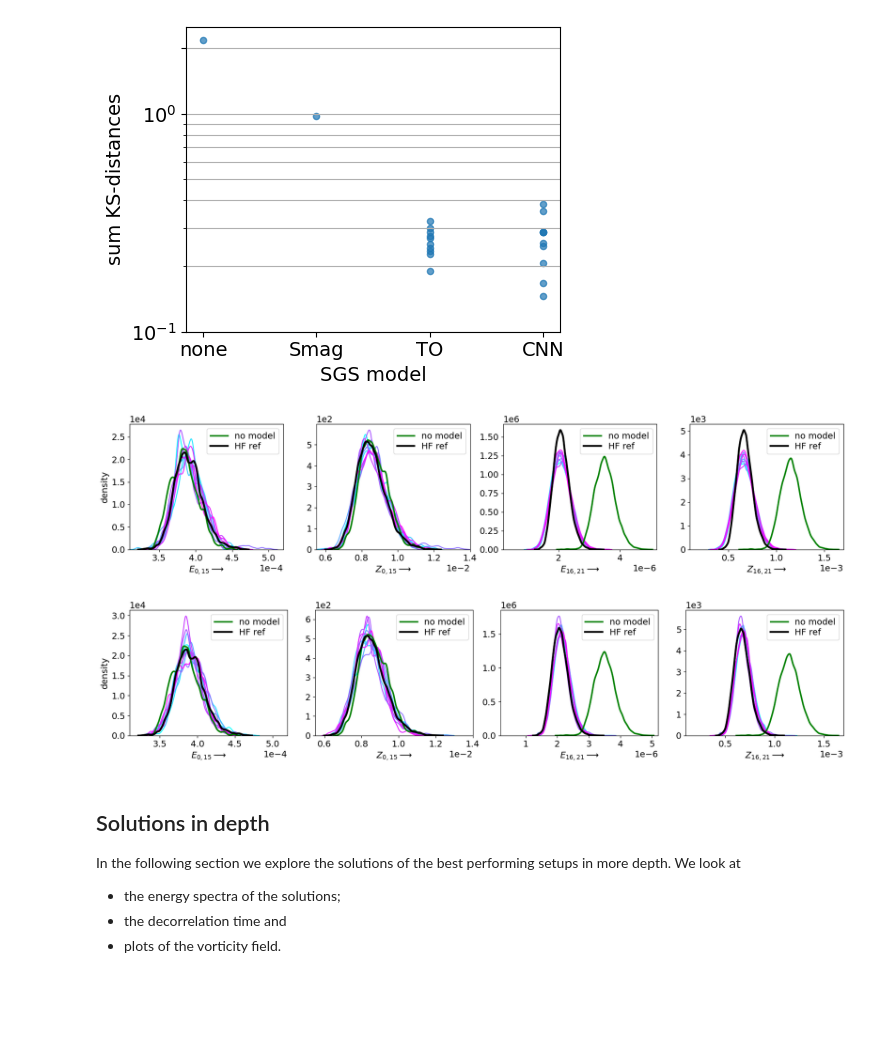
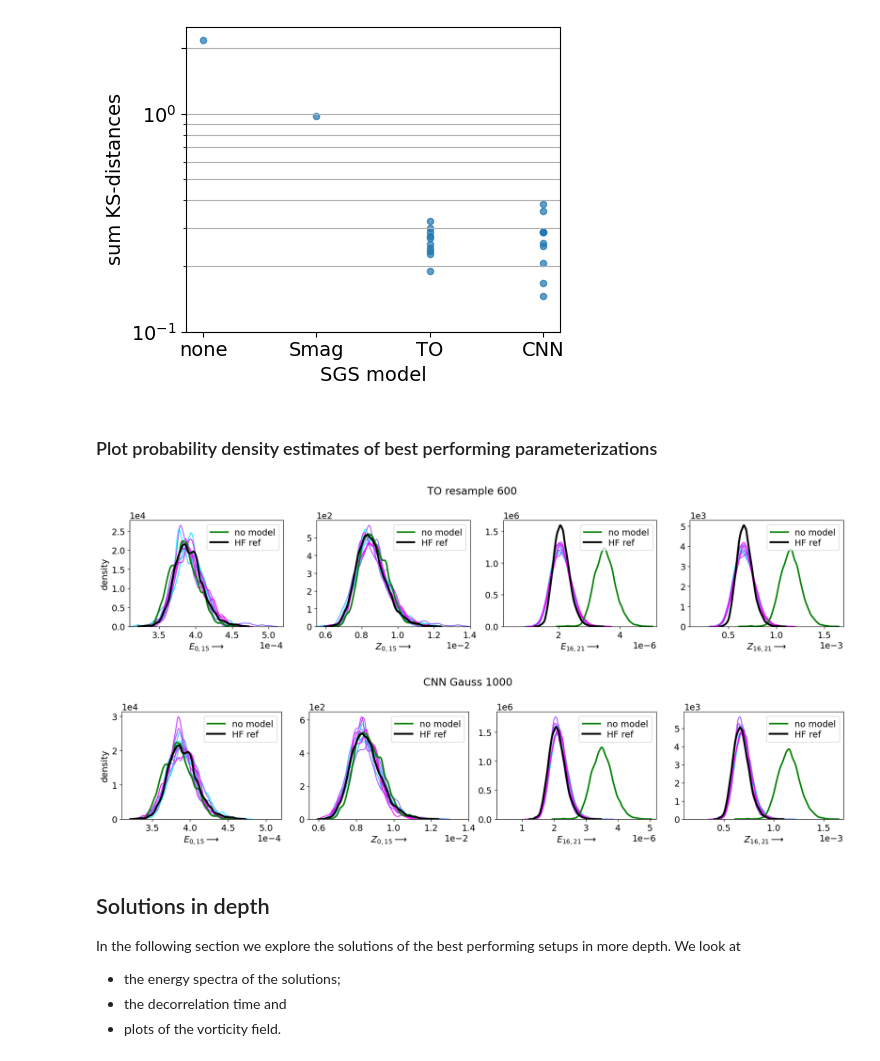
Before and after one commit to rik-stra/tau_orthogonal_method_for_2D_turbulence, a Jupyter notebook: run_experiment.ipynb, the cells around one changed output. Saved outputs shown, nothing was run; the diff lists cells and outputs as text; code cells hidden in the pictures; blank space fills up the shorter version.

```diff
--- a/run_experiment.ipynb
+++ b/run_experiment.ipynb
@@ -204,8 +234,7 @@ During this simulation the corrections ($\Delta Q$) made to the QoIs are saved.
 # %%
 if not SKIP_SOLVERS:
     os.system("python LF_simulation.py inputs/in_LF_track_ref.json")
-file_track = "./output/samples/LF_track_ref_rk4_t_4000.0.hdf5"
-#file_track = "output/samples/LF_track_ref_relax05_t_2600.0.hdf5"
+file_track = "./output/samples/LF_track_ref_rk4_t_500.0.hdf5"
 # %%
 # plot the 4 qoi in LF and HF sim
 with h5py.File(file_ref, "r") as f:
@@ -962,30 +955,2 @@ plt.savefig('figs/KS_online_smag.pdf', bbox_inches='tight')
 # %% [output]
 [figure]
-# %%
-titles = ['$E_{0,15} \longrightarrow$','$Z_{0,15} \longrightarrow$','$E_{16,21} \longrightarrow$','$Z_{16,21} \longrightarrow$']
-plt.rcParams.update({'font.size': 14})
-plt.rcParams["figure.figsize"] = (12,7)
-bw=1
-c_s = [0.01, 0.03, 0.1]
-n_runs=1
-
-for c in c_s:
-    ID = 'Cs_'+str(c)
-    file_name = './output/samples/gridsearch/'+ID+'_t_5000.0.hdf5'
-    with h5py.File(file_name) as file:
-        data = file["Q_LF"][:-1,:]
-    for i in [0,1,2,3]:
-        plt.subplot(2,2,i+1)
-        sns.kdeplot(data[:,i], label = "$C_s = "+str(c)+"$")
-
-with h5py.File("pre_computed_data/ref/HF_20000days_RK4.hdf5") as file_ref:
-    refdata = file_ref["Q_HF"][:-1,:]
-for i in [0,1,2,3]:
-    plt.subplot(2,2,i+1)
-    sns.kdeplot(refdata[:,i], color='black', linewidth=2, label="HF ref")
-    #plt.legend(labelspacing = 0.2)
-    plt.ticklabel_format(axis="both",style='sci',scilimits=(0,0),useMathText=False)
-    plt.xlabel(titles[i])
-    plt.legend()
-plt.tight_layout()
-#plt.savefig('../results_paper/smag_pdfs.pdf', bbox_inches='tight')
@@ -1050,5 +1006,7 @@ plt.savefig('figs/compare_sum_KS_CNN1000.pdf', bbox_inches='tight')
 # %% [output]
 [figure]
+# %% [markdown]
+### Plot probability density estimates of best performing parameterizations
 # %%
 titles = ['$E_{0,15} \longrightarrow$','$Z_{0,15} \longrightarrow$','$E_{16,21} \longrightarrow$','$Z_{16,21} \longrightarrow$']
 plt.rcParams.update({'font.size': 14})
@@ -1062,7 +1020,7 @@ colors = plt.cm.cool(np.linspace(0,1,10))
 lims = [[0.00031,0.00052],[0.0055,0.014],[0.0000002,0.0000052],[0.0001,0.0017]]
 
 for run in range(0,10):
-    file_name = './output/samples/gridsearch/'+ID+'_run_'+str(run+1)+'_t_5000.0.hdf5'
+    file_name = './pre_computed_data/samples/gridsearch/'+ID+'_run_'+str(run+1)+'_t_5000.0.hdf5'
     with h5py.File(file_name) as file:
         data = file["Q_LF"][:-1,:]
     for qoi in [0,1,2,3]:
@@ -1103,11 +1061,12 @@ for i in [0,1,2,3]:
 #     plt.subplot(1,4,i+1)
 #     sns.kdeplot(file_smag["Q_LF"][:500000,i], color='green', linewidth=2.5, label="Smag")
 
+plt.suptitle("TO resample 600")
+plt.tight_layout()
 
-plt.tight_layout()
-plt.savefig('figs/TO_resample_600_pdfs_with_LF.pdf', bbox_inches='tight')
+#plt.savefig('figs/TO_resample_600_pdfs_with_LF.pdf', bbox_inches='tight')
 # %% [output]
-[figure, old version]
+[figure, new version]
 # %%
 titles = ['$E_{0,15} \longrightarrow$','$Z_{0,15} \longrightarrow$','$E_{16,21} \longrightarrow$','$Z_{16,21} \longrightarrow$']
 plt.rcParams.update({'font.size': 14})
@@ -1121,7 +1080,7 @@ colors = plt.cm.cool(np.linspace(0,1,10))
 lims = [[0.00031,0.00052],[0.0055,0.014],[0.0000002,0.0000052],[0.0001,0.0017]]
 
 for run in range(0,10):
-    file_name = './output/samples/gridsearch/'+ID+'_run_'+str(run+1)+'_t_5000.0.hdf5'
+    file_name = './pre_computed_data/samples/gridsearch/'+ID+'_run_'+str(run+1)+'_t_5000.0.hdf5'
     with h5py.File(file_name) as file:
         data = file["Q_LF"][:-1,:]
     for qoi in [0,1,2,3]:
@@ -1136,36 +1095,37 @@ for i in [0,1,2,3]:
 
     plt.subplot(1,4,i+1)
     sns.kdeplot(LFdata[:,i], color='green', linewidth=2.5, label="no model")
 
 
 #HF
 
 with h5py.File("pre_computed_data/ref/HF_20000days_RK4.hdf5") as file_ref:
     refdata = file_ref["Q_HF"][:-1,:]
 
 for i in [0,1,2,3]:
 
     plt.subplot(1,4,i+1)
     sns.kdeplot(refdata[:,i], color='black', linewidth=3, label="HF ref")
     plt.legend(labelspacing = 0.2)
     plt.ticklabel_format(axis="both",style='sci',scilimits=(0,0),useMathText=False)
     plt.xlabel(titles[i])
     plt.xlim(lims[i])
     if i==0: plt.ylabel("density")
     else: plt.ylabel("")
 
 
 # smag
 # for i in [0,1,2,3]:
 
 #     plt.subplot(1,4,i+1)
 #     sns.kdeplot(file_smag["Q_LF"][:500000,i], color='green', linewidth=2.5, label="Smag")
 
+plt.suptitle("CNN Gauss 1000")
+plt.tight_layout()
 
-plt.tight_layout()
-plt.savefig('figs/CNN_1000_pdfs_with_LF.pdf', bbox_inches='tight')
+#plt.savefig('figs/CNN_1000_pdfs_with_LF.pdf', bbox_inches='tight')
 # %% [output]
-[figure, old version]
+[figure, new version]
 # %% [markdown]
 ## Solutions in depth
 In the following section we explore the solutions of the best performing setups in more depth. We look at
```
Also changed, not shown: parts of 39 cells of this notebook, 6 other files.
